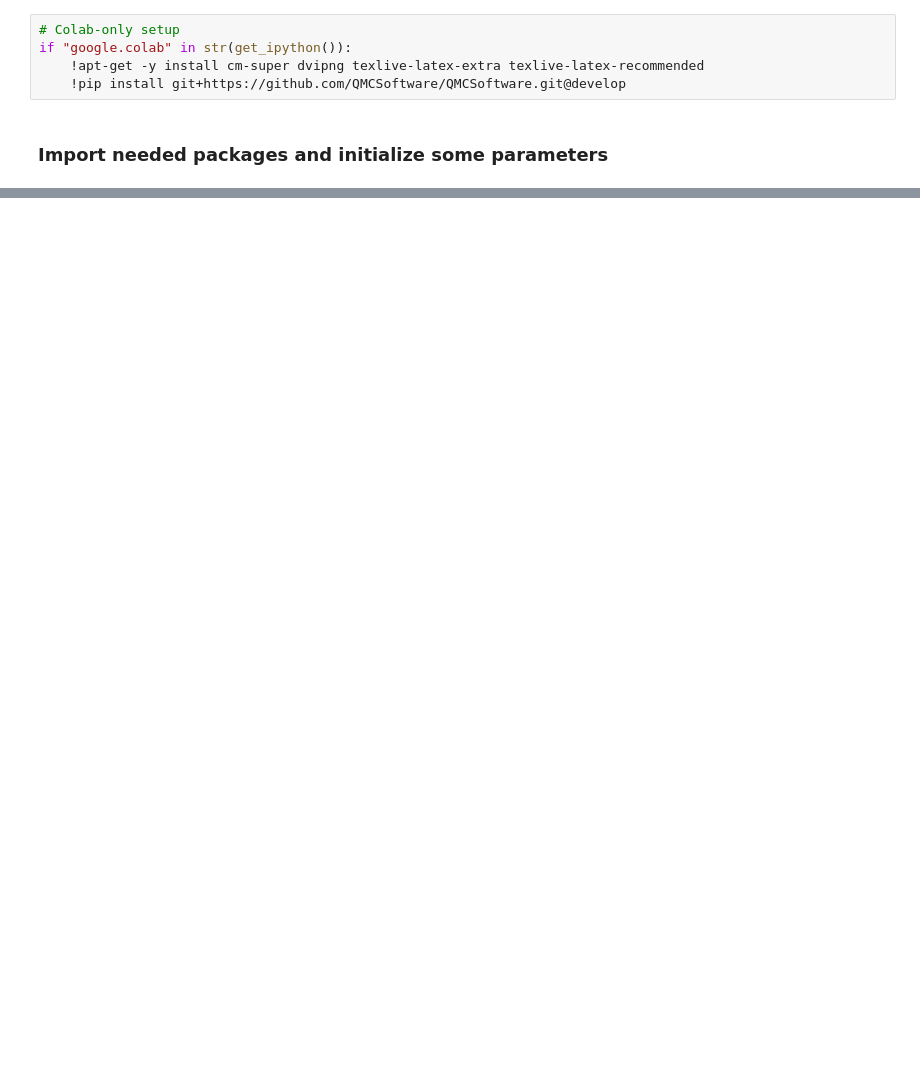
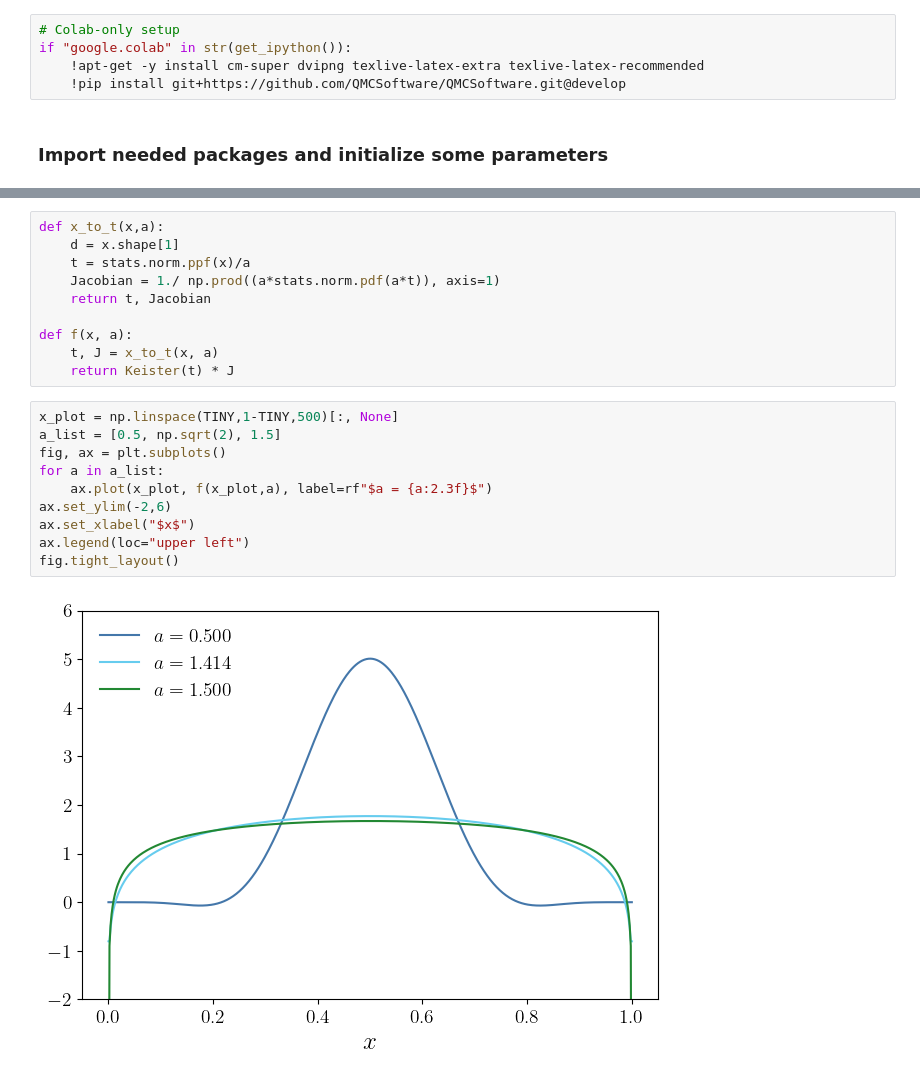
Before and after one commit to QMCSoftware/MATH565Fall2025, a Jupyter notebook: notebooks/KeisterExample.ipynb, the cells around one changed output, grey strips where cells are left out. Cells and saved outputs as stored; diff of their text form; blank space fills up the shorter version.

```diff
--- a/notebooks/KeisterExample.ipynb
+++ b/notebooks/KeisterExample.ipynb
@@ -658,0 +81,22 @@ mode switching.
+# %%
+def x_to_t(x,a):
+    d = x.shape[1]
+    t = stats.norm.ppf(x)/a
+    Jacobian = 1./ np.prod((a*stats.norm.pdf(a*t)), axis=1)
+    return t, Jacobian
+
+def f(x, a):
+    t, J = x_to_t(x, a)
+    return Keister(t) * J
+# %%
+x_plot = np.linspace(TINY,1-TINY,500)[:, None]
+a_list = [0.5, np.sqrt(2), 1.5]
+fig, ax = plt.subplots()
+for a in a_list:
+    ax.plot(x_plot, f(x_plot,a), label=rf"$a = {a:2.3f}$")
+ax.set_ylim(-2,6)
+ax.set_xlabel("$x$")
+ax.legend(loc="upper left")
+fig.tight_layout()
+# %% [output]
+[figure, added]
```
Also changed, not shown: parts of 34 cells of this notebook.
